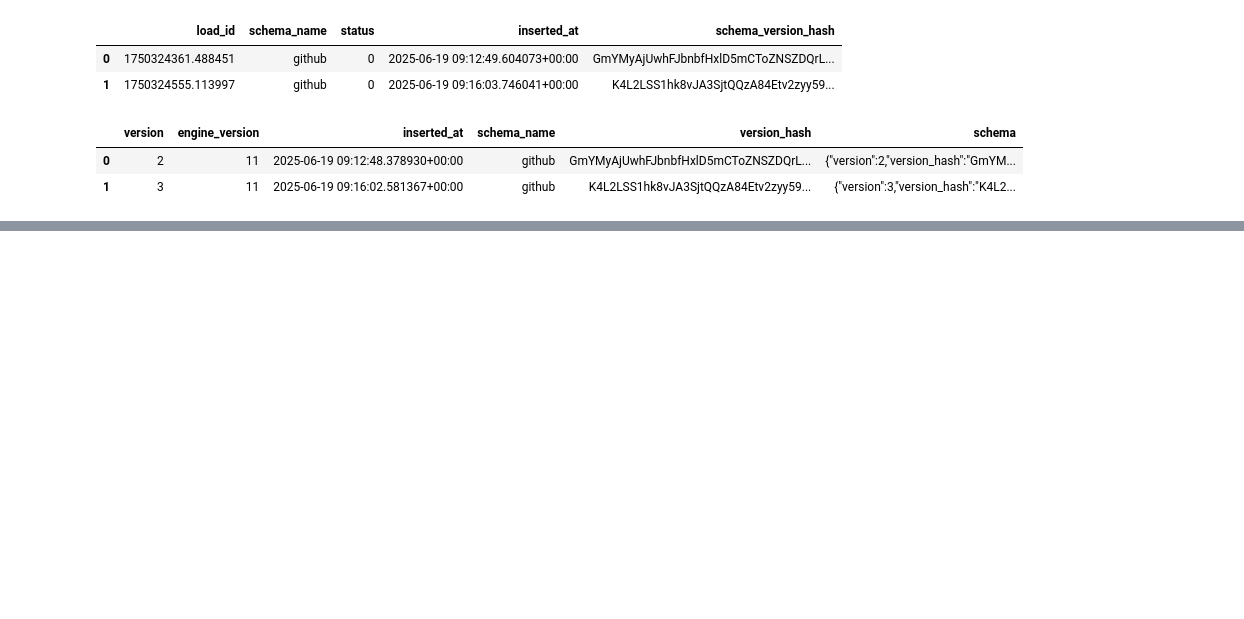
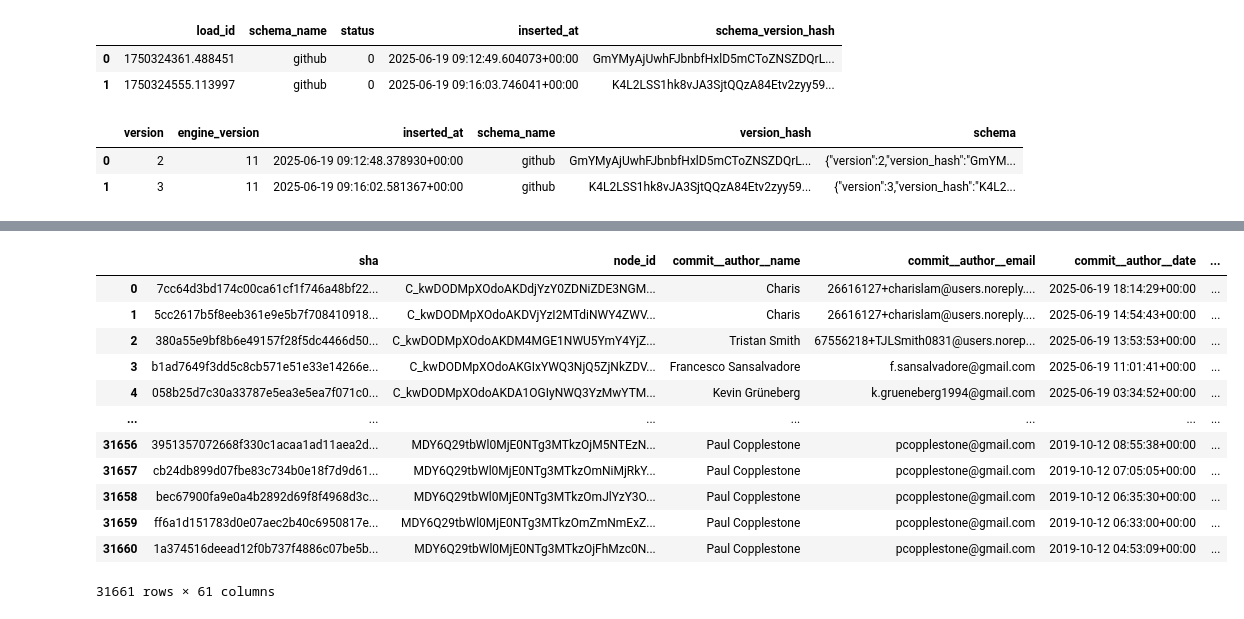
Before and after one commit to newgnart/oss-analytics, a Jupyter notebook: notebooks/github_events_pipeline.ipynb, the cells around one changed output, grey strips where cells are left out. Cells and saved outputs as stored; diff of their text form; code cells hidden in the pictures; blank space fills up the shorter version.

```diff
--- a/notebooks/github_events_pipeline.ipynb
+++ b/notebooks/github_events_pipeline.ipynb
@@ -165,0 +215,21 @@ conn.execute(sql).df()
+# %%
+sql = """
+SELECT *
+FROM commits_dataset.commits
+"""
+df = conn.execute(sql).df()
+df
+# %% [output]
+|  | sha | node_id | commit__author__name | commit__author__email | commit__author__date | ... |
+| 0 | 7cc64d3bd174c00ca61cf1f746a48bf22... | C_kwDODMpXOdoAKDdjYzY0ZDNiZDE3NGM... | Charis | 26616127+charislam@users.noreply.... | 2025-06-19 18:14:29+00:00 | ... |
+| 1 | 5cc2617b5f8eeb361e9e5b7f708410918... | C_kwDODMpXOdoAKDVjYzI2MTdiNWY4ZWV... | Charis | 26616127+charislam@users.noreply.... | 2025-06-19 14:54:43+00:00 | ... |
+| 2 | 380a55e9bf8b6e49157f28f5dc4466d50... | C_kwDODMpXOdoAKDM4MGE1NWU5YmY4YjZ... | Tristan Smith | 67556218+TJLSmith0831@users.norep... | 2025-06-19 13:53:53+00:00 | ... |
+| 3 | b1ad7649f3dd5c8cb571e51e33e14266e... | C_kwDODMpXOdoAKGIxYWQ3NjQ5ZjNkZDV... | Francesco Sansalvadore | f.sansalvadore@gmail.com | 2025-06-19 11:01:41+00:00 | ... |
+| 4 | 058b25d7c30a33787e5ea3e5ea7f071c0... | C_kwDODMpXOdoAKDA1OGIyNWQ3YzMwYTM... | Kevin Grüneberg | k.grueneberg1994@gmail.com | 2025-06-19 03:34:52+00:00 | ... |
+| ... | ... | ... | ... | ... | ... | ... |
+| 31656 | 3951357072668f330c1acaa1ad11aea2d... | MDY6Q29tbWl0MjE0NTg3MTkzOjM5NTEzN... | Paul Copplestone | pcopplestone@gmail.com | 2019-10-12 08:55:38+00:00 | ... |
+| 31657 | cb24db899d07fbe83c734b0e18f7d9d61... | MDY6Q29tbWl0MjE0NTg3MTkzOmNiMjRkY... | Paul Copplestone | pcopplestone@gmail.com | 2019-10-12 07:05:05+00:00 | ... |
+| 31658 | bec67900fa9e0a4b2892d69f8f4968d3c... | MDY6Q29tbWl0MjE0NTg3MTkzOmJlYzY3O... | Paul Copplestone | pcopplestone@gmail.com | 2019-10-12 06:35:30+00:00 | ... |
+| 31659 | ff6a1d151783d0e07aec2b40c6950817e... | MDY6Q29tbWl0MjE0NTg3MTkzOmZmNmExZ... | Paul Copplestone | pcopplestone@gmail.com | 2019-10-12 06:33:00+00:00 | ... |
+| 31660 | 1a374516deead12f0b737f4886c07be5b... | MDY6Q29tbWl0MjE0NTg3MTkzOjFhMzc0N... | Paul Copplestone | pcopplestone@gmail.com | 2019-10-12 04:53:09+00:00 | ... |
+31661 rows × 61 columns
```
Also changed, not shown: parts of 14 cells of this notebook, 3 other files.
